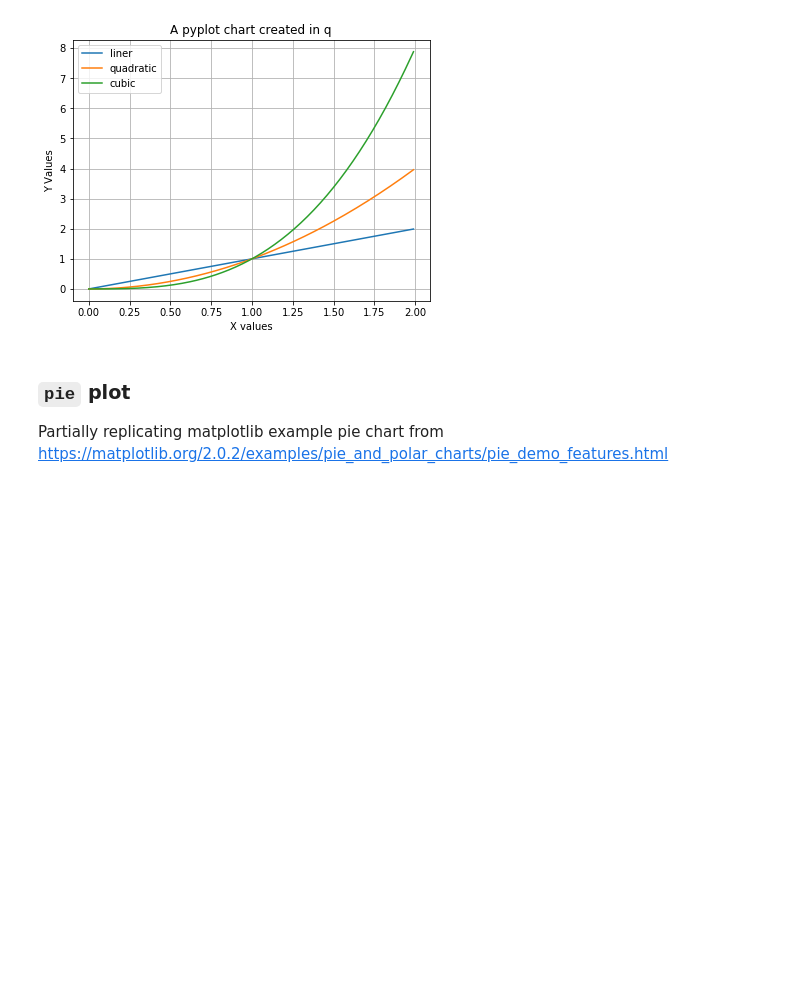
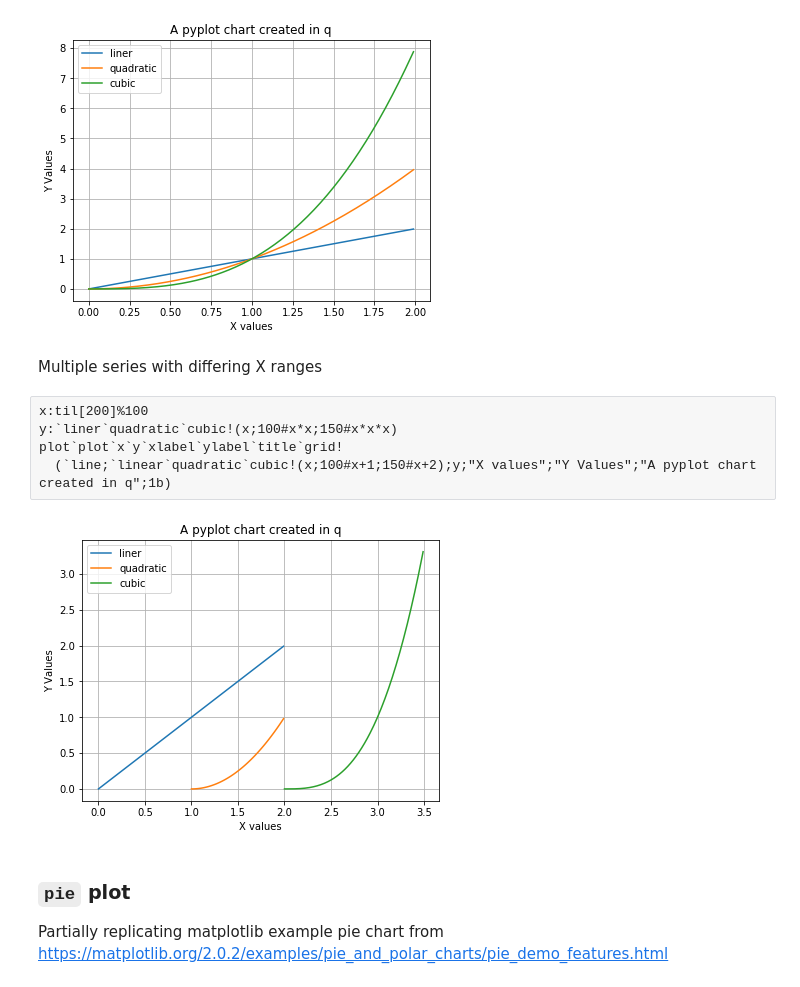
Before and after one commit to jonathonmcmurray/plot, a Jupyter notebook: plot.ipynb, the cells around one changed output. Drawn from its saved outputs; the diff is of its cells as text; blank space fills up the shorter version.

Commit message:
Allow differing x ranges for multiple series

```diff
--- a/plot.ipynb
+++ b/plot.ipynb
@@ -45,6 +45,15 @@ y:`liner`quadratic`cubic!(x;x*x;x*x*x)
 plot`plot`x`y`xlabel`ylabel`title`grid!(`line;x;y;"X values";"Y Values";"A pyplot chart created in q";1b)
 # %% [output]
 [figure]
+# %% [markdown]
+Multiple series with differing X ranges
+# %%
+x:til[200]%100
+y:`liner`quadratic`cubic!(x;100#x*x;150#x*x*x)
+plot`plot`x`y`xlabel`ylabel`title`grid!
+  (`line;`linear`quadratic`cubic!(x;100#x+1;150#x+2);y;"X values";"Y Values";"A pyplot chart created in q";1b)
+# %% [output]
+[figure, added]
 # %% [markdown]
 ### `pie` plot
 
```
Also changed, not shown: 1 other file.
